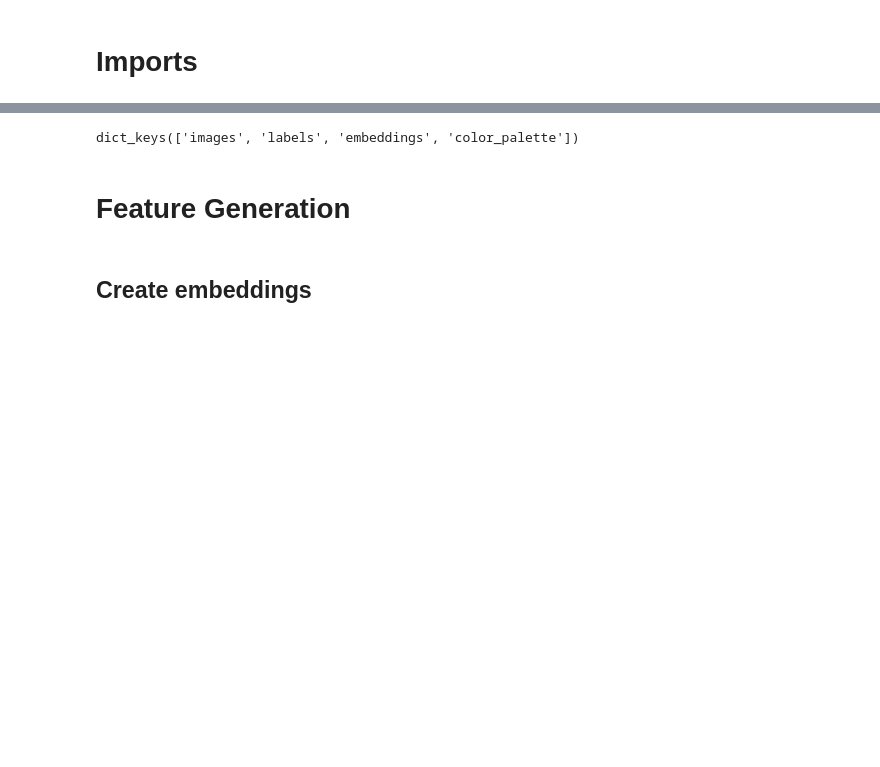
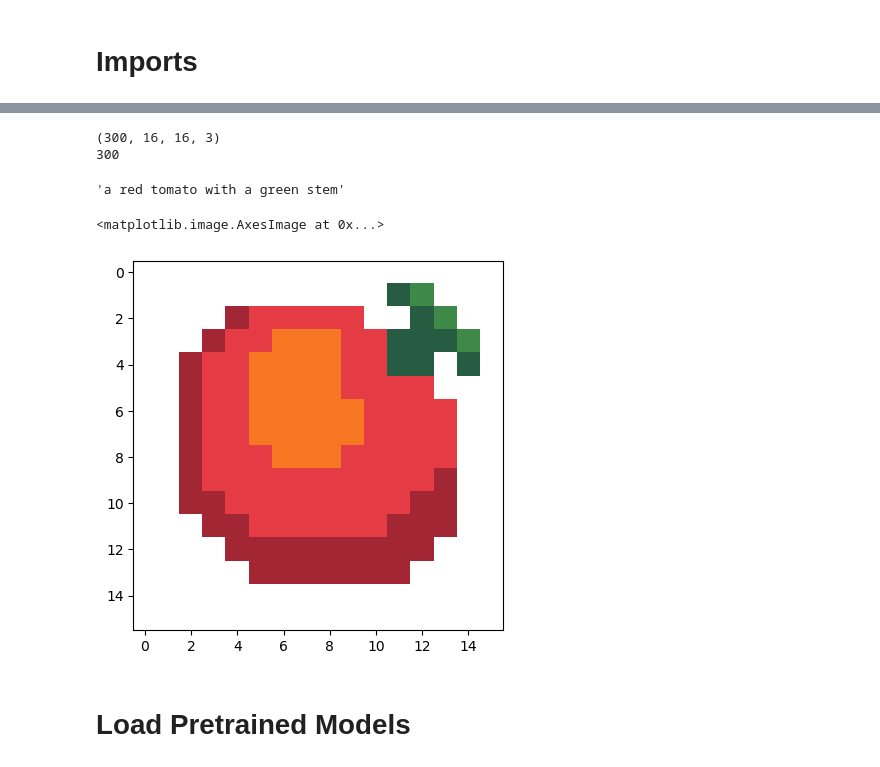
Before and after one commit to RaajithaMiddi/Five-Dollar-Model, a Jupyter notebook: preprocessing.ipynb, the cells around one changed output, grey strips where cells are left out. Cells and saved outputs as stored; diff of their text form; code cells hidden in the pictures; blank space fills up the shorter version.

Commit message:
separate out nb; add training data

```diff
--- a/preprocessing.ipynb
+++ b/preprocessing.ipynb
@@ -18,6 +18,3 @@ import tiktoken
 # %%
-data = np.load('datasets/emoji_apple_style.npy', allow_pickle=True).item()
+IMAGES = np.load('datasets/pixelarts_images.npy', allow_pickle=True)
+LABELS = np.load('datasets/pixelarts_labels.npy', allow_pickle=True).tolist()
-# %%
-data.keys()
-# %% [output]
-dict_keys(['images', 'labels', 'embeddings', 'color_palette'])
@@ -26,3 +21,20 @@ data = list(data)
+# %%
+print(IMAGES.shape)
+print(len(LABELS))
+# %% [output]
+(300, 16, 16, 3)
+300
+# %%
+LABELS[228]
+# %% [output]
+'a red tomato with a green stem'
+# %%
+plt.imshow(IMAGES[228])
+# %% [output]
+<matplotlib.image.AxesImage at 0x...>
+[figure, added]
+# %% [markdown]
+# Load Pretrained Models
 # %%
 # sentence embedding model
 # https://huggingface.co/sentence-transformers/multi-qa-MiniLM-L6-cos-v1
@@ -35,4 +53,0 @@ MODEL = AutoModel.from_pretrained(uri_name)
-# %% [markdown]
-# Feature Generation
-# %% [markdown]
-## Create embeddings
```
Also changed, not shown: parts of 57 cells of this notebook, 7 other files.
